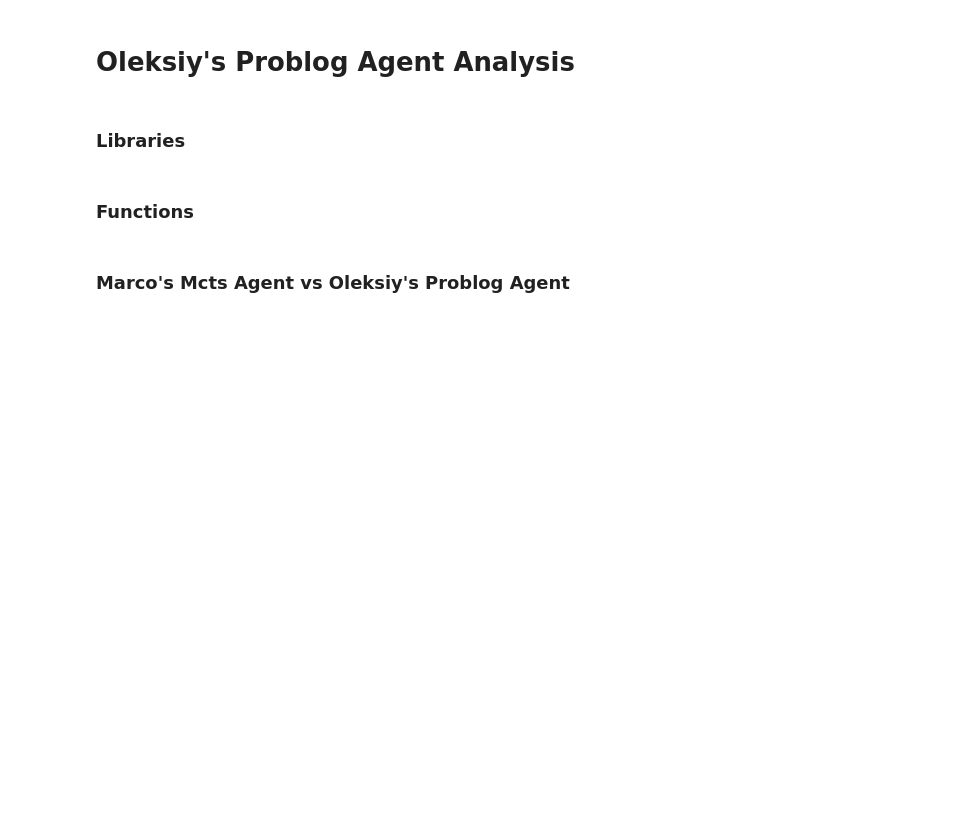
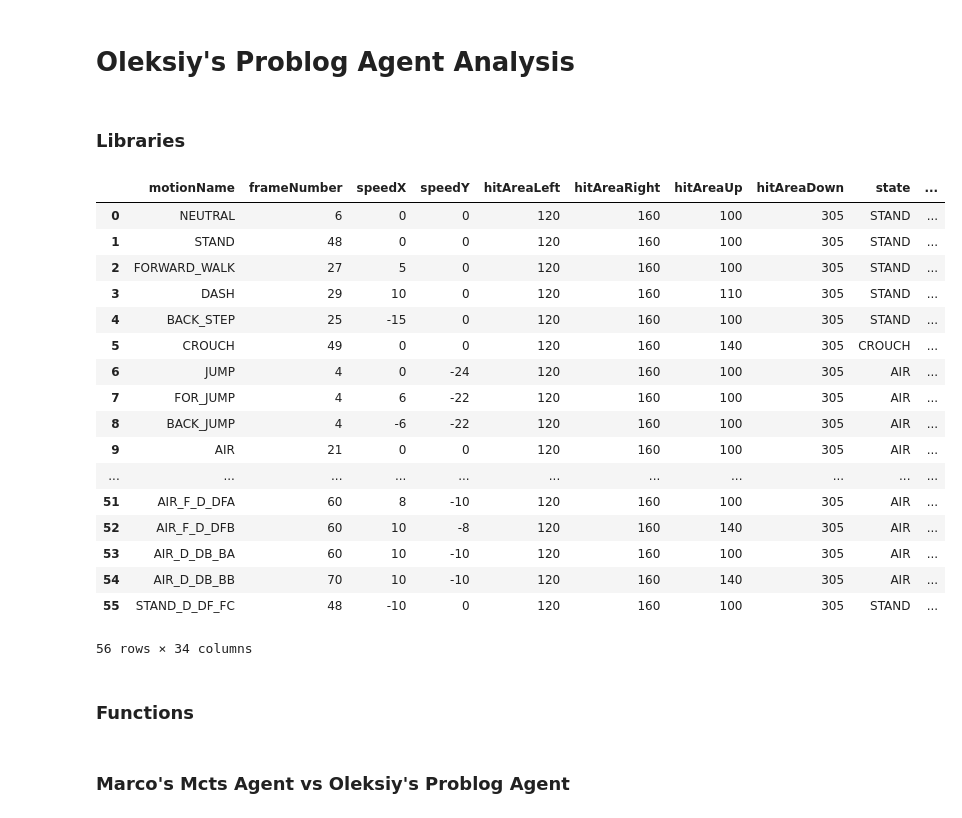
Before and after one commit to lesi-nedo/AIF-project-24-25, a Jupyter notebook: prolog_based/problog_agent_ole/results.ipynb, the cells around one changed output. Cells and saved outputs as stored; diff of their text form; code cells hidden in the pictures; blank space fills up the shorter version.

```diff
--- a/prolog_based/problog_agent_ole/results.ipynb
+++ b/prolog_based/problog_agent_ole/results.ipynb
@@ -9,6 +9,31 @@ import pandas as pd
 import matplotlib.pyplot as plt
 import numpy as np
 import seaborn as sns
+# %%
+df =
+
+# Optional: Clean up column names
+df.columns = df.columns.str.strip()
+df
+# %% [output]
+|  | motionName | frameNumber | speedX | speedY | hitAreaLeft | hitAreaRight | hitAreaUp | hitAreaDown | state | ... |
+| 0 | NEUTRAL | 6 | 0 | 0 | 120 | 160 | 100 | 305 | STAND | ... |
+| 1 | STAND | 48 | 0 | 0 | 120 | 160 | 100 | 305 | STAND | ... |
+| 2 | FORWARD_WALK | 27 | 5 | 0 | 120 | 160 | 100 | 305 | STAND | ... |
+| 3 | DASH | 29 | 10 | 0 | 120 | 160 | 110 | 305 | STAND | ... |
+| 4 | BACK_STEP | 25 | -15 | 0 | 120 | 160 | 100 | 305 | STAND | ... |
+| 5 | CROUCH | 49 | 0 | 0 | 120 | 160 | 140 | 305 | CROUCH | ... |
+| 6 | JUMP | 4 | 0 | -24 | 120 | 160 | 100 | 305 | AIR | ... |
+| 7 | FOR_JUMP | 4 | 6 | -22 | 120 | 160 | 100 | 305 | AIR | ... |
+| 8 | BACK_JUMP | 4 | -6 | -22 | 120 | 160 | 100 | 305 | AIR | ... |
+| 9 | AIR | 21 | 0 | 0 | 120 | 160 | 100 | 305 | AIR | ... |
+| ... | ... | ... | ... | ... | ... | ... | ... | ... | ... | ... |
+| 51 | AIR_F_D_DFA | 60 | 8 | -10 | 120 | 160 | 100 | 305 | AIR | ... |
+| 52 | AIR_F_D_DFB | 60 | 10 | -8 | 120 | 160 | 140 | 305 | AIR | ... |
+| 53 | AIR_D_DB_BA | 60 | 10 | -10 | 120 | 160 | 100 | 305 | AIR | ... |
+| 54 | AIR_D_DB_BB | 70 | 10 | -10 | 120 | 160 | 140 | 305 | AIR | ... |
+| 55 | STAND_D_DF_FC | 48 | -10 | 0 | 120 | 160 | 100 | 305 | STAND | ... |
+56 rows × 34 columns
 # %% [markdown]
 ### Functions
 # %%
```
Also changed, not shown: 1 other file.
